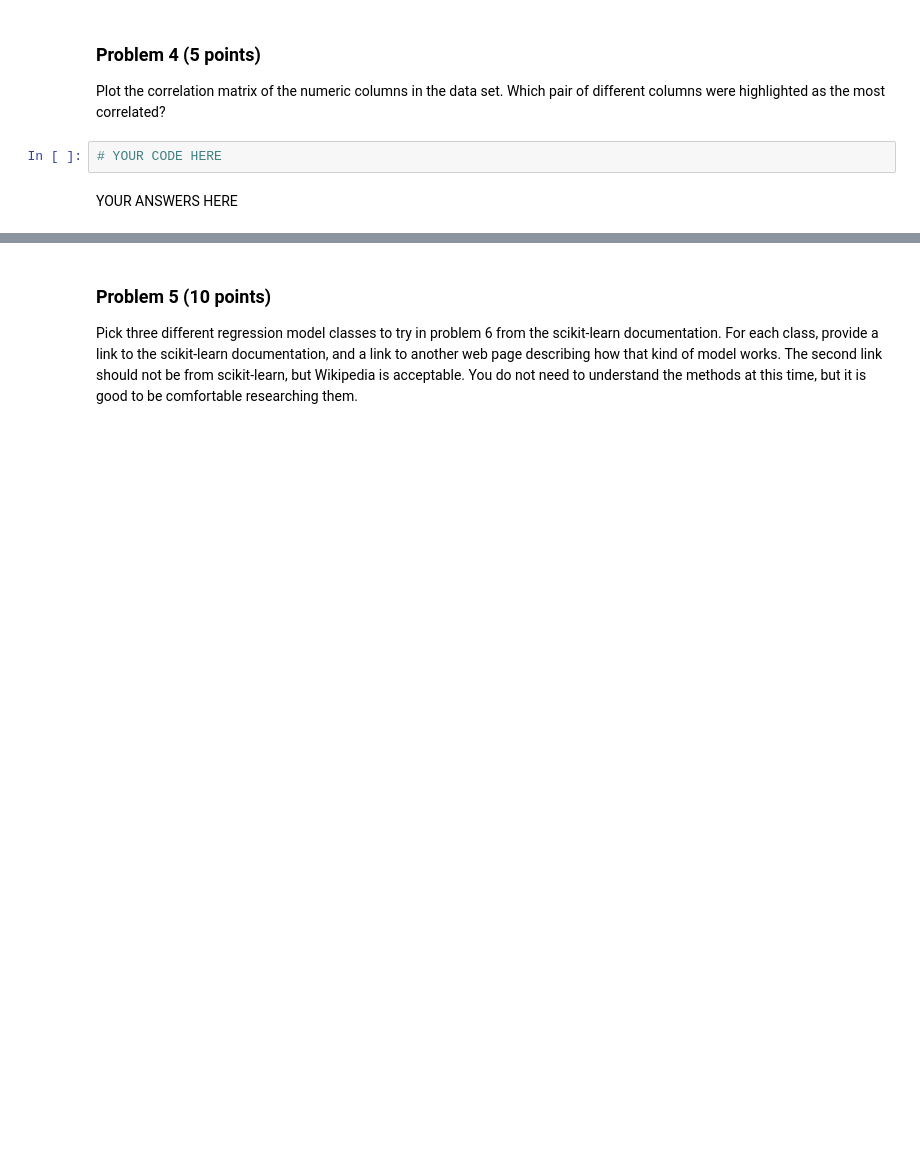
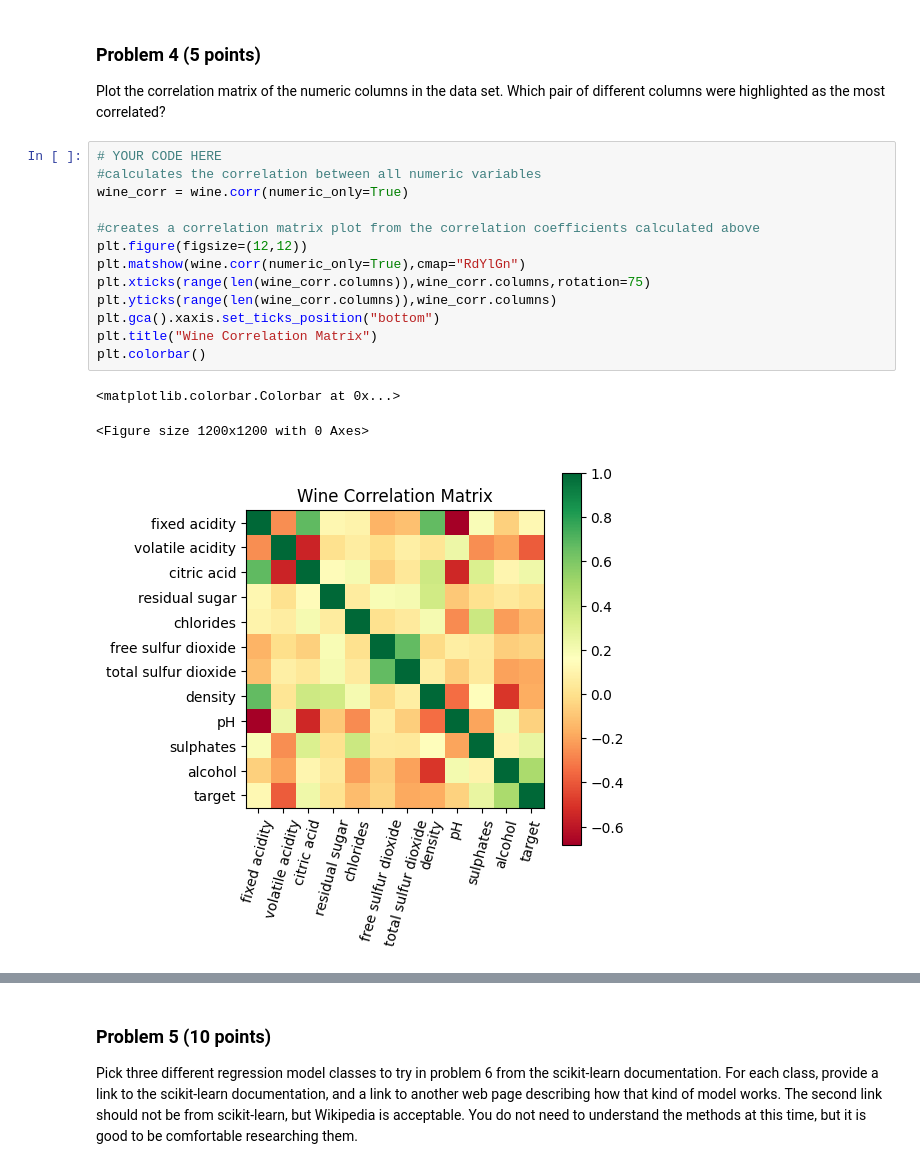
Before and after one commit to karaconrad15/dx602-final-project, a Jupyter notebook: project.ipynb, the cells around one changed output, grey strips where cells are left out. Cells and saved outputs as stored; diff of their text form; blank space fills up the shorter version.

```diff
--- a/project.ipynb
+++ b/project.ipynb
@@ -123,7 +134,20 @@ YOUR ANSWERS HERE
 
 Plot the correlation matrix of the numeric columns in the data set.
 Which pair of different columns were highlighted as the most correlated?
-# %%
-# YOUR CODE HERE
-# %% [markdown]
-YOUR ANSWERS HERE
+# %%
+# YOUR CODE HERE
+#calculates the correlation between all numeric variables
+wine_corr = wine.corr(numeric_only=True)
+
+#creates a correlation matrix plot from the correlation coefficients calculated above
+plt.figure(figsize=(12,12))
+plt.matshow(wine.corr(numeric_only=True),cmap="RdYlGn")
+plt.xticks(range(len(wine_corr.columns)),wine_corr.columns,rotation=75)
+plt.yticks(range(len(wine_corr.columns)),wine_corr.columns)
+plt.gca().xaxis.set_ticks_position("bottom")
+plt.title("Wine Correlation Matrix")
+plt.colorbar()
+# %% [output]
+<matplotlib.colorbar.Colorbar at 0x...>
+<Figure size 1200x1200 with 0 Axes>
+[figure, added]
```
Also changed, not shown: parts of 8 cells of this notebook.
